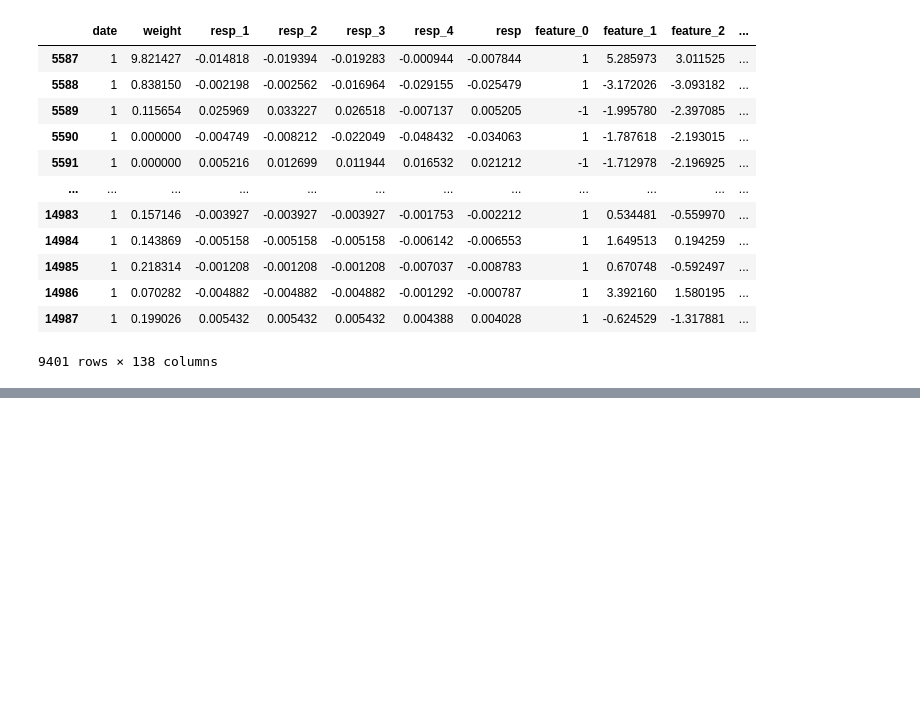
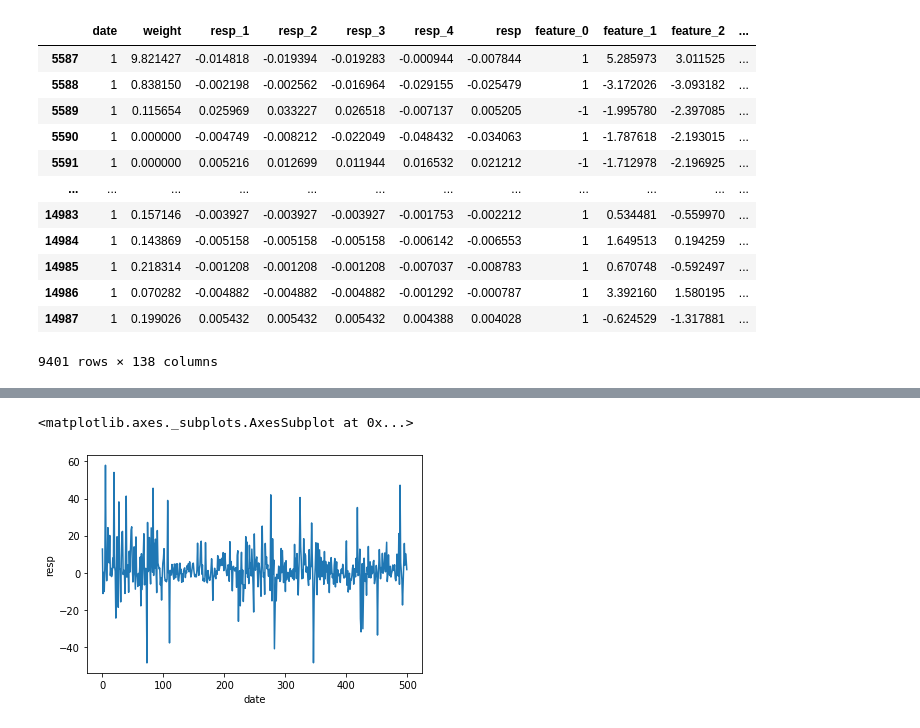
Before and after one commit to rmei97/market_preds, a Jupyter notebook: eda.ipynb, the cells around one changed output, grey strips where cells are left out. Saved outputs shown, nothing was run; the diff lists cells and outputs as text; code cells hidden in the pictures; blank space fills up the shorter version.

```diff
--- a/eda.ipynb
+++ b/eda.ipynb
@@ -316,0 +332,5 @@ data[data['date'] == 1]
+# %%
+sns.lineplot(aggregate_day_return['resp'].index, aggregate_day_return['resp'])
+# %% [output]
+<matplotlib.axes._subplots.AxesSubplot at 0x...>
+[figure, added]
```
Also changed, not shown: parts of 4 cells of this notebook.
